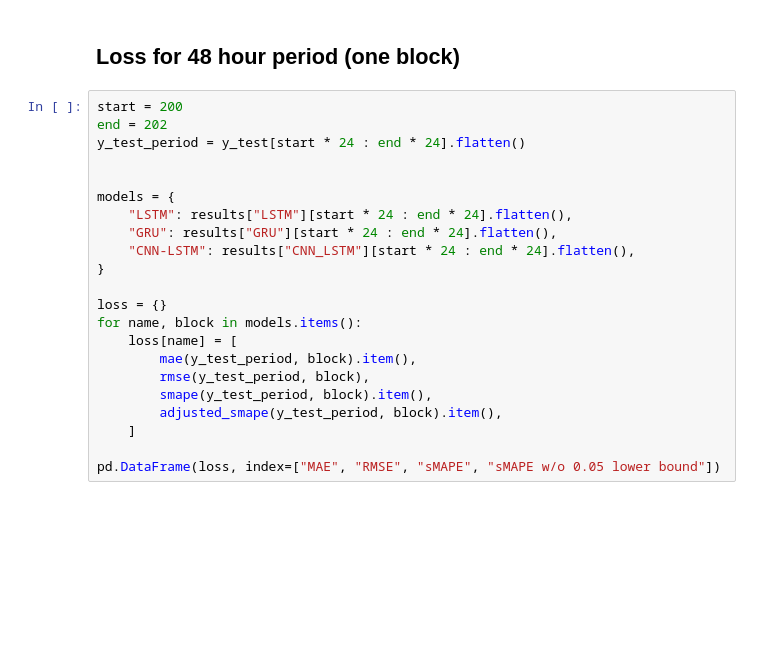
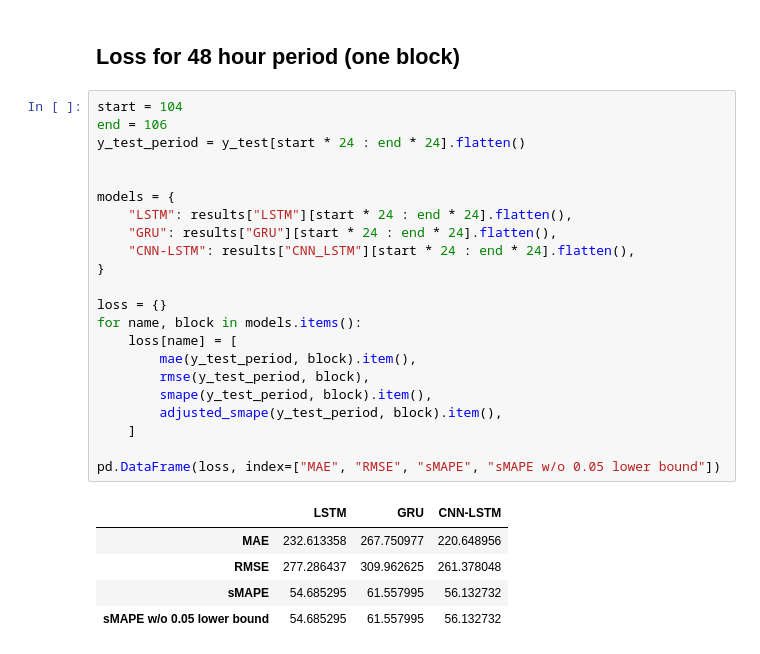
Before and after one commit to dat5-06/zap, a Jupyter notebook: core/notebooks/03/03_trefor_park.ipynb, the cells around one changed output. Saved outputs shown, nothing was run; the diff lists cells and outputs as text; blank space fills up the shorter version.

```diff
--- a/core/notebooks/03/03_trefor_park.ipynb
+++ b/core/notebooks/03/03_trefor_park.ipynb
@@ -142,24 +146,30 @@ plot_every_model(
 # %% [markdown]
 ## Loss for 48 hour period (one block)
 # %%
-start = 200
-end = 202
+start = 104
+end = 106
 y_test_period = y_test[start * 24 : end * 24].flatten()
 
 
 models = {
     "LSTM": results["LSTM"][start * 24 : end * 24].flatten(),
     "GRU": results["GRU"][start * 24 : end * 24].flatten(),
     "CNN-LSTM": results["CNN_LSTM"][start * 24 : end * 24].flatten(),
 }
 
 loss = {}
 for name, block in models.items():
     loss[name] = [
         mae(y_test_period, block).item(),
         rmse(y_test_period, block),
         smape(y_test_period, block).item(),
         adjusted_smape(y_test_period, block).item(),
     ]
 
 pd.DataFrame(loss, index=["MAE", "RMSE", "sMAPE", "sMAPE w/o 0.05 lower bound"])
+# %% [output]
+|  | LSTM | GRU | CNN-LSTM |
+| MAE | 232.613358 | 267.750977 | 220.648956 |
+| RMSE | 277.286437 | 309.962625 | 261.378048 |
+| sMAPE | 54.685295 | 61.557995 | 56.132732 |
+| sMAPE w/o 0.05 lower bound | 54.685295 | 61.557995 | 56.132732 |
```
Also changed, not shown: parts of 5 cells of this notebook, 3 other files.
